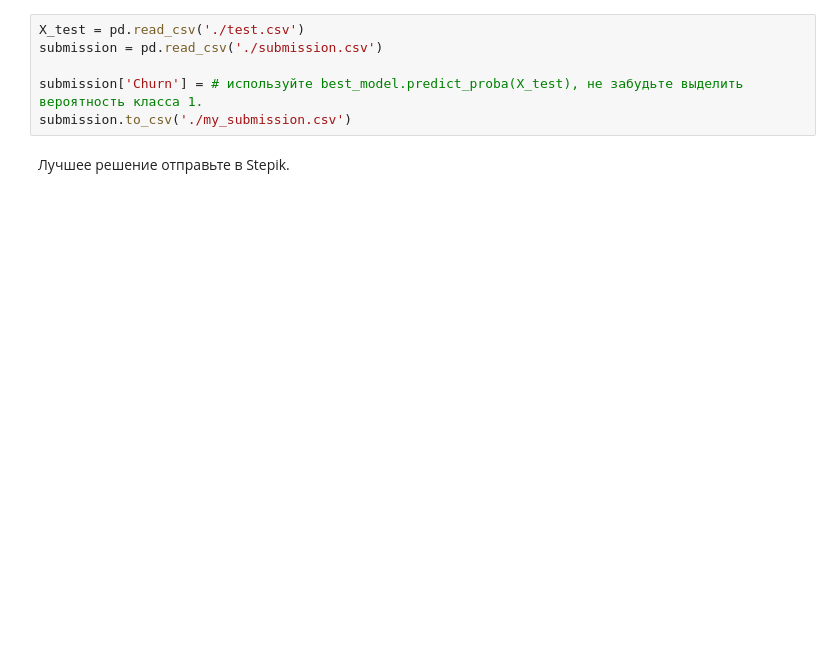
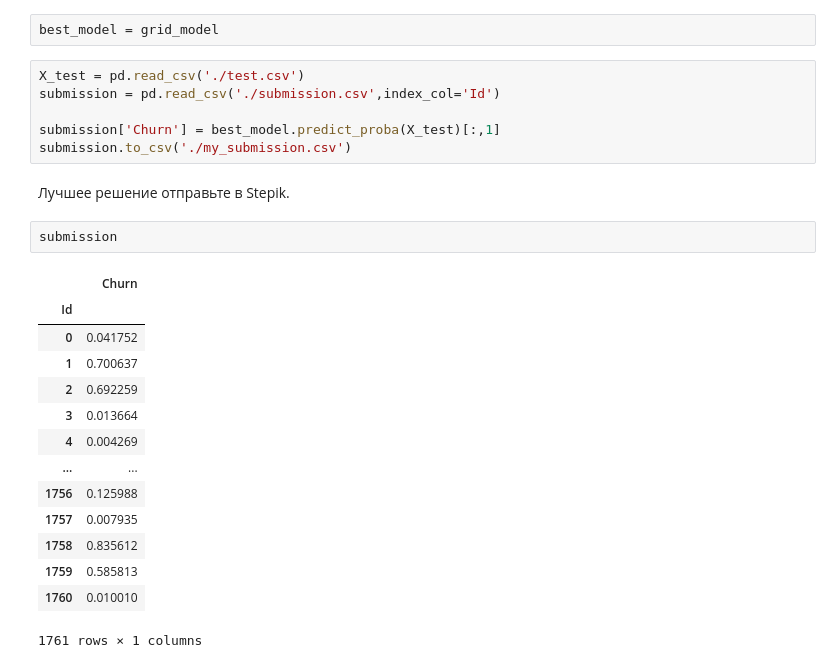
Before and after one commit to kovzanok/ml, a Jupyter notebook: week_03_composition_model_selection/Homework/hw_3_kaggle.ipynb, the cells around one changed output. Cells and saved outputs as stored; diff of their text form; blank space fills up the shorter version.

```diff
--- a/week_03_composition_model_selection/Homework/hw_3_kaggle.ipynb
+++ b/week_03_composition_model_selection/Homework/hw_3_kaggle.ipynb
@@ -400,8 +476,27 @@ SyntaxError: invalid syntax (<ipython-input-12-7d881febecc7>, line 1)
+# %%
+best_model = grid_model
 # %%
 X_test = pd.read_csv('./test.csv')
-submission = pd.read_csv('./submission.csv')
+submission = pd.read_csv('./submission.csv',index_col='Id')
 
-submission['Churn'] = # используйте best_model.predict_proba(X_test), не забудьте выделить вероятность класса 1.
+submission['Churn'] = best_model.predict_proba(X_test)[:,1]
 submission.to_csv('./my_submission.csv')
 # %% [markdown]
 Лучшее решение отправьте в Stepik.
+# %%
+submission
+# %% [output]
+|  | Churn |
+| Id |  |
+| 0 | 0.041752 |
+| 1 | 0.700637 |
+| 2 | 0.692259 |
+| 3 | 0.013664 |
+| 4 | 0.004269 |
+| ... | ... |
+| 1756 | 0.125988 |
+| 1757 | 0.007935 |
+| 1758 | 0.835612 |
+| 1759 | 0.585813 |
+| 1760 | 0.010010 |
+1761 rows × 1 columns
```
Also changed, not shown: parts of 16 cells of this notebook.
